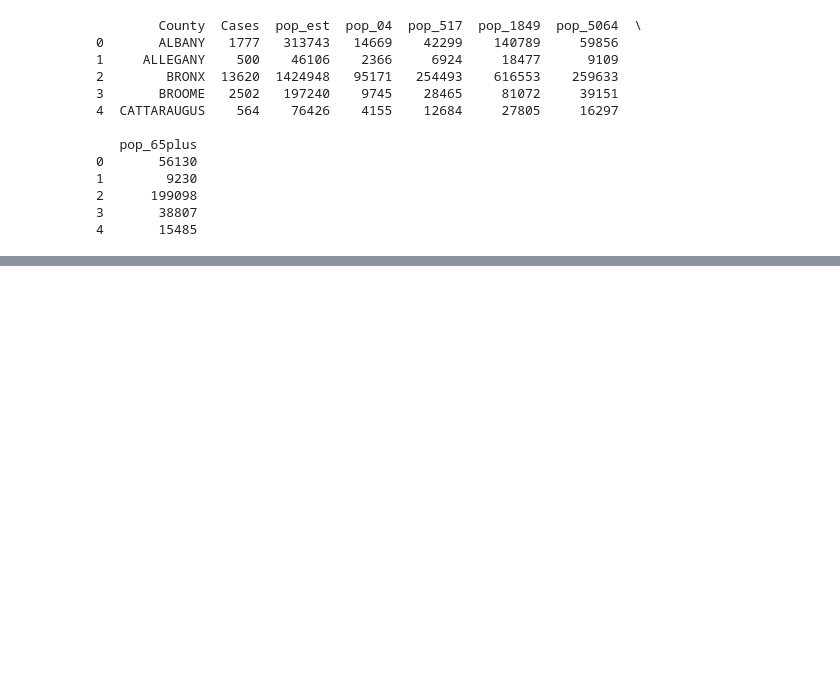
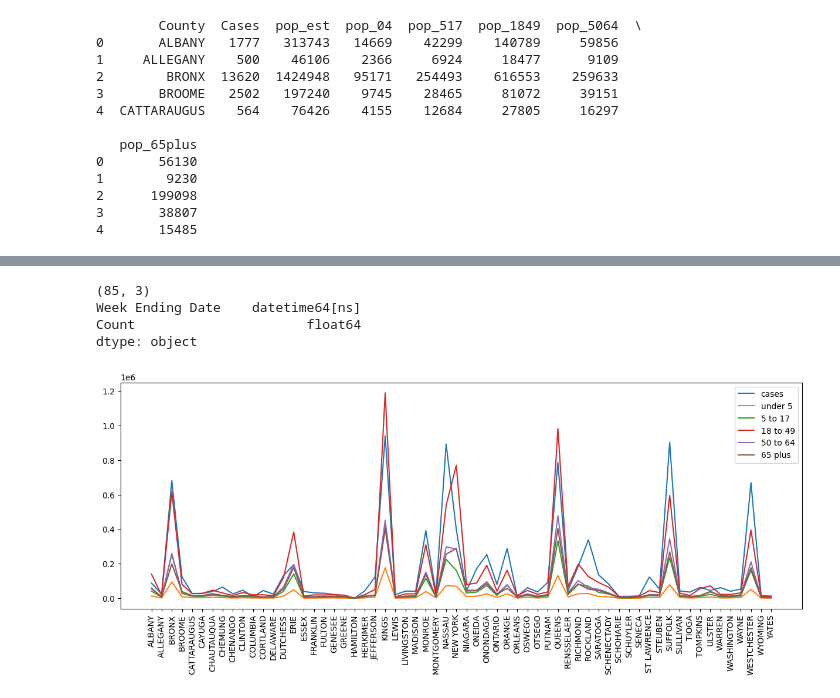
Before and after one commit to guptashrey/spread-of-airborne-diseases, a Jupyter notebook: src/visualizations_ver1.ipynb, the cells around one changed output, grey strips where cells are left out. Saved outputs shown, nothing was run; the diff lists cells and outputs as text; code cells hidden in the pictures; blank space fills up the shorter version.

```diff
--- a/src/visualizations_ver1.ipynb
+++ b/src/visualizations_ver1.ipynb
@@ -184,2 +185,26 @@ for county in X:
+# %%
+X_albany=df_in[df_in['County']=='ALBANY'].set_index('Week Ending Date')
+print(X_albany.shape)
+percent=X_albany['Count'].pct_change().reset_index()
+#plot=percent[percent['Week Ending Date']>'']
+print(percent.dtypes)
+# %% [output]
+(85, 3)
+Week Ending Date    datetime64[ns]
+Count                      float64
+dtype: object
+# %%
+plt.figure(figsize=(15,5))
+plt.plot(corr['County'],corr['Cases']*50,label='cases')
+plt.plot(corr['County'],corr['pop_04'],label='under 5')
+plt.plot(corr['County'],corr['pop_517'], label = '5 to 17')
+plt.plot(corr['County'],corr['pop_1849'],label = '18 to 49')
+plt.plot(corr['County'],corr['pop_5064'],label = '50 to 64')
+plt.plot(corr['County'],corr['pop_65plus'],label = '65 plus')
+plt.xticks(corr['County'],rotation=90)
+plt.legend()
+plt.show()
+# %% [output]
+[figure, added]
 # %%
 db_connection.close()
```
Also changed, not shown: parts of 10 cells of this notebook.
